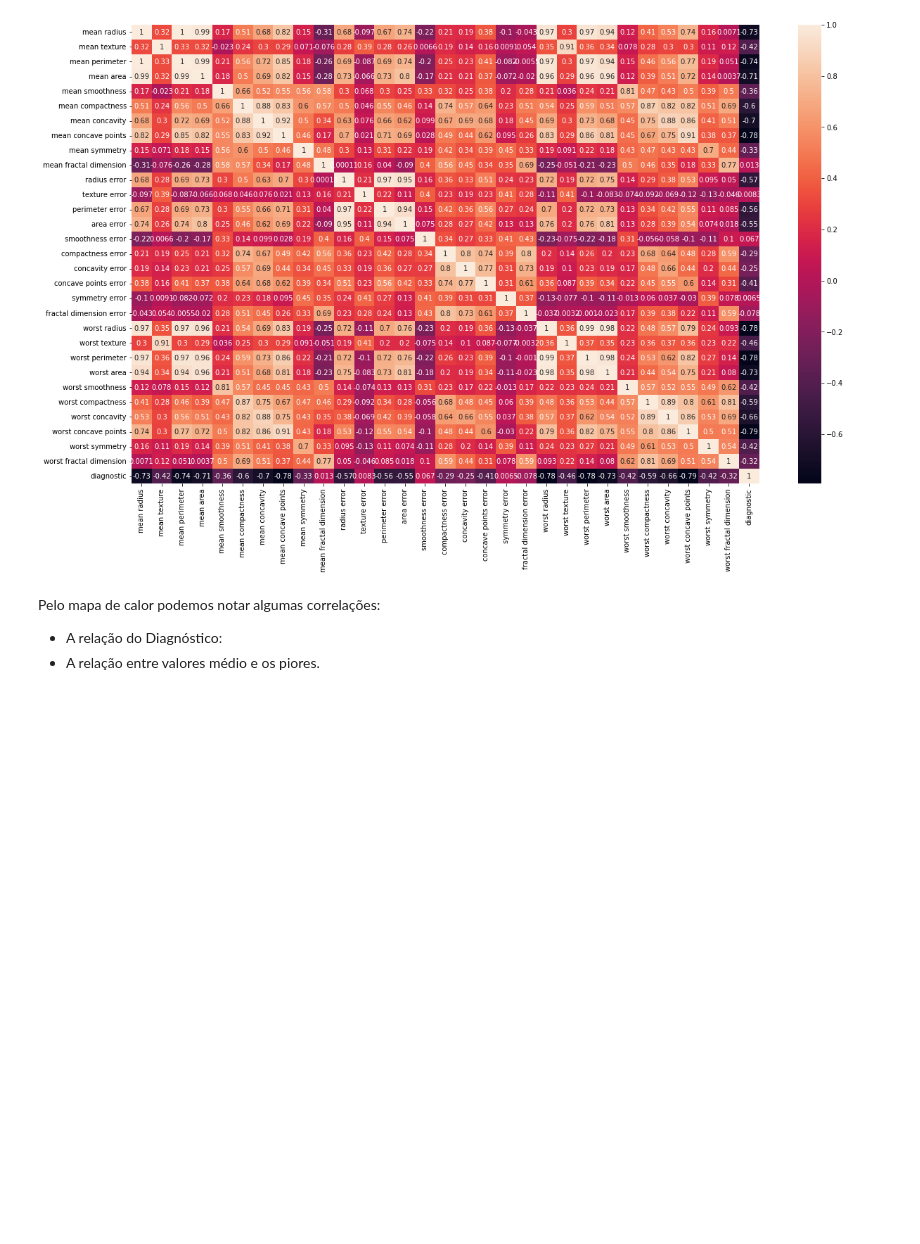
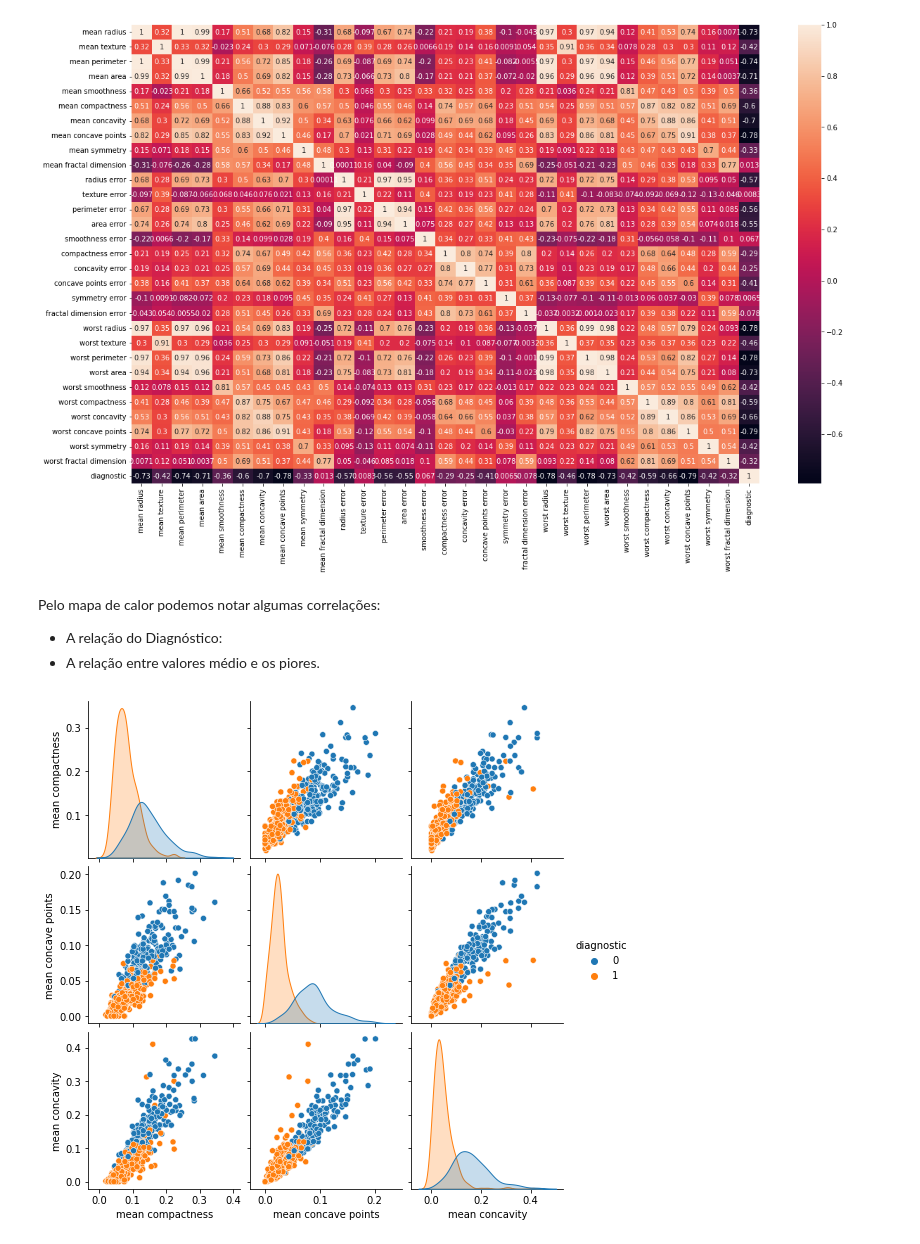
Before and after one commit to N3pomuceno/Projeto_dataset_breast_cancer, a Jupyter notebook: Análise Exploratória dos dados.ipynb, the cells around one changed output. Saved outputs shown, nothing was run; the diff lists cells and outputs as text; code cells hidden in the pictures; blank space fills up the shorter version.

```diff
--- a/Análise Exploratória dos dados.ipynb
+++ b/Análise Exploratória dos dados.ipynb
@@ -59,3 +59,7 @@ ax = sns.heatmap(df.corr(), annot=True)
 Pelo mapa de calor podemos notar algumas correlações:
  - A relação do Diagnóstico:
  - A relação entre valores médio e os piores.
+# %%
+ax = sns.pairplot(data=df[['mean compactness','mean concave points','mean concavity','diagnostic']], hue='diagnostic')
+# %% [output]
+[figure, added]
```
Also changed, not shown: parts of 1 cell of this notebook.
